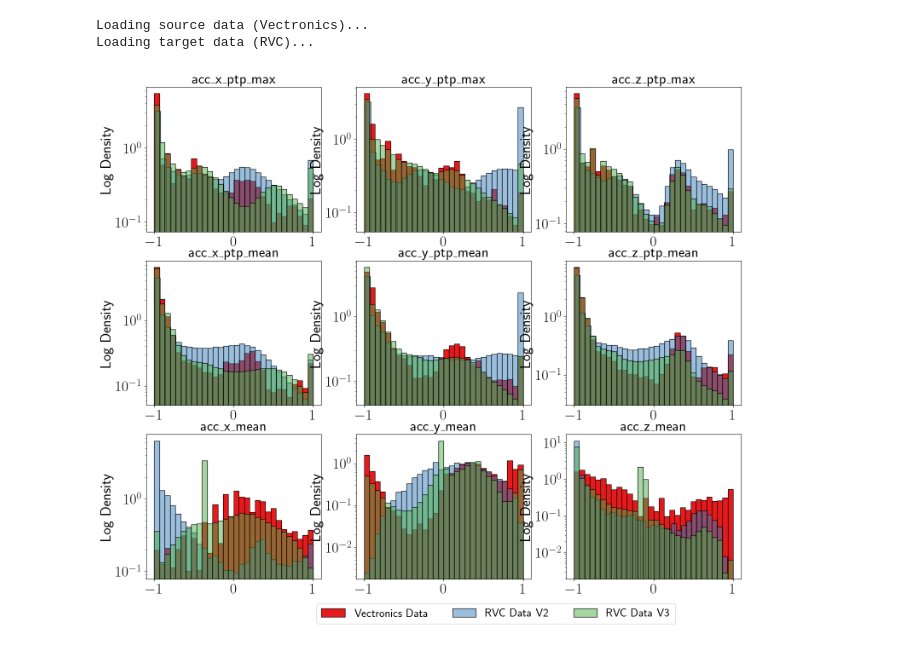
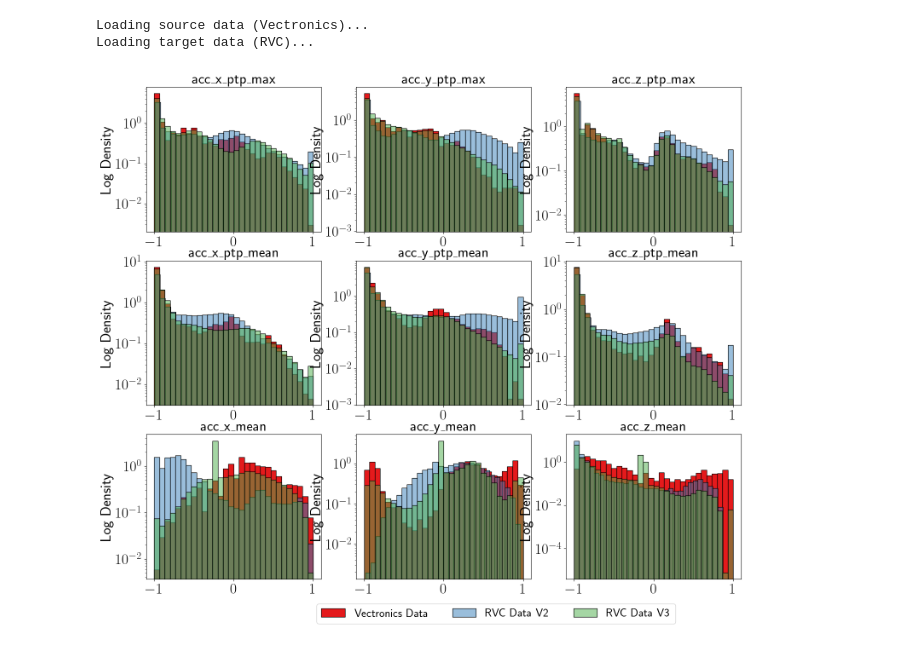
Before and after one commit to medhaaga/BotswanaML, a Jupyter notebook: notebooks/UDA.ipynb, the cells around one changed output. Drawn from its saved outputs; the diff is of its cells as text; code cells hidden in the pictures.

```diff
--- a/notebooks/UDA.ipynb
+++ b/notebooks/UDA.ipynb
@@ -46,22 +49,35 @@ print("Loading target data (RVC)...")
 RVC_df = pd.read_csv(io.get_RVC_preprocessed_path())
 X_targets = [RVC_df.loc[RVC_df.firmware_major_version == 2.0, Vectronics_feature_cols].values,
             RVC_df.loc[RVC_df.firmware_major_version == 3.0, Vectronics_feature_cols].values]
-
-# --------------------------
-# Preprocess (compute quantiles using all domains)
-# --------------------------
-pos_idx = [0, 1, 2, 3, 4, 5]  # Indices of features that should be positive
-center_idx = [6, 7, 8]  # Indices of features that should be centered at zero
-lows, highs = preprocess.compute_combined_quantiles(
-    datasets=[X_src], pos_idx=pos_idx, center_idx=center_idx,
-    low_q=0.01, high_q=0.99,
-)
-X_src = preprocess.transform_and_scale(X_src, pos_idx, center_idx, lows, highs)
-X_targets = [preprocess.transform_and_scale(Xt, pos_idx, center_idx, lows, highs)
-                for Xt in X_targets]
 # %% [output]
 Loading source data (Vectronics)...
 Loading target data (RVC)...
+# %%
+# --------------------------
+# Preprocess (compute quantiles using all domains)
+# --------------------------
+pos_idx = [0, 1, 2, 3, 4, 5]  # Indices of features that should be positive
+center_idx = [6, 7, 8]  # Indices of features that should be centered at zero
+
+# compute global lows/highs once
+lows, highs = preprocess.compute_combined_quantiles(
+    datasets=[X_src],
+    pos_idx=pos_idx,
+    center_idx=center_idx,
+    low_q=0.00,
+    high_q=1.00,
+)
+
+# define transform
+transform = preprocess.TransformAndScale(
+    pos_idx=pos_idx,
+    center_idx=center_idx,
+    lows=lows,
+    highs=highs
+)
+
+X_src = transform(torch.tensor(X_src, dtype=torch.float32))
+X_targets = [transform(torch.tensor(Xt, dtype=torch.float32)) for Xt in X_targets]
 # %%
 # Plot histograms of features
 fig, axes = plt.subplots(len(Vectronics_feature_cols)//3, 3, figsize=(18, 5*(len(Vectronics_feature_cols)//3)))
@@ -72,7 +88,7 @@ for i, col in enumerate(Vectronics_feature_cols):
         ax = axes[i]
 
         sns.histplot(
-                X_src[:,i],
+                X_src[:,i].numpy(),
                 kde=False,
                 label='Vectronics Data',
                 ax=ax,
@@ -82,38 +98,38 @@ for i, col in enumerate(Vectronics_feature_cols):
                 alpha=1.0
             )
 
-        sns.histplot(X_targets[0][:,i],
+        sns.histplot(X_targets[0][:,i].numpy(),
                 kde=False,
                 label='RVC Data V2',
                 ax=ax,
                 stat='density',
                 bins=30,
                 color=palette[1],
                 alpha=0.5
             )
-        sns.histplot(X_targets[1][:,i],
+        sns.histplot(X_targets[1][:,i].numpy(),
                 kde=False,
                 label='RVC Data V3',
                 ax=ax,
                 stat='density',
                 bins=30,
                 color=palette[2],
                 alpha=0.5
             )
 
         ax.set_title(col)
         ax.set_ylabel('Log Density')
         ax.set_yscale("log")
         ax.set_xlabel('')
 
 # Get legend info from the first axes
 handles, labels = axes[0].get_legend_handles_labels()
 axes[0].legend(handles, labels, loc='lower center', bbox_to_anchor=(2.0, -2.75), ncol=3)
 
 plt.tight_layout()
 plt.show()
 # %% [output]
-[figure, old version]
+[figure, new version]
 # %%
 dir = os.path.join(io.get_domain_adaptation_results_dir(), "dann")
 loaded = np.load(os.path.join(dir, "training_history.npz"))
```
Also changed, not shown: parts of 13 cells of this notebook, 8 other files.
